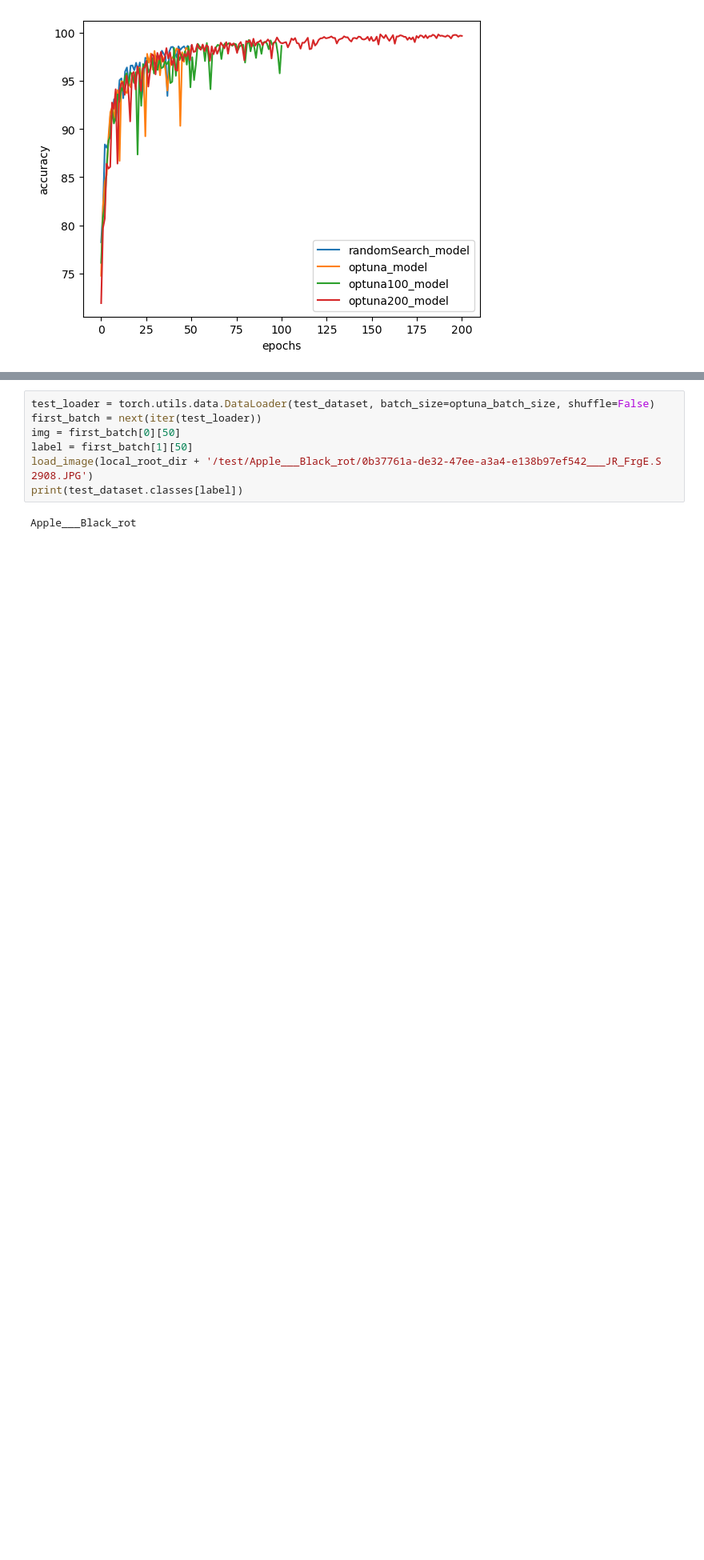
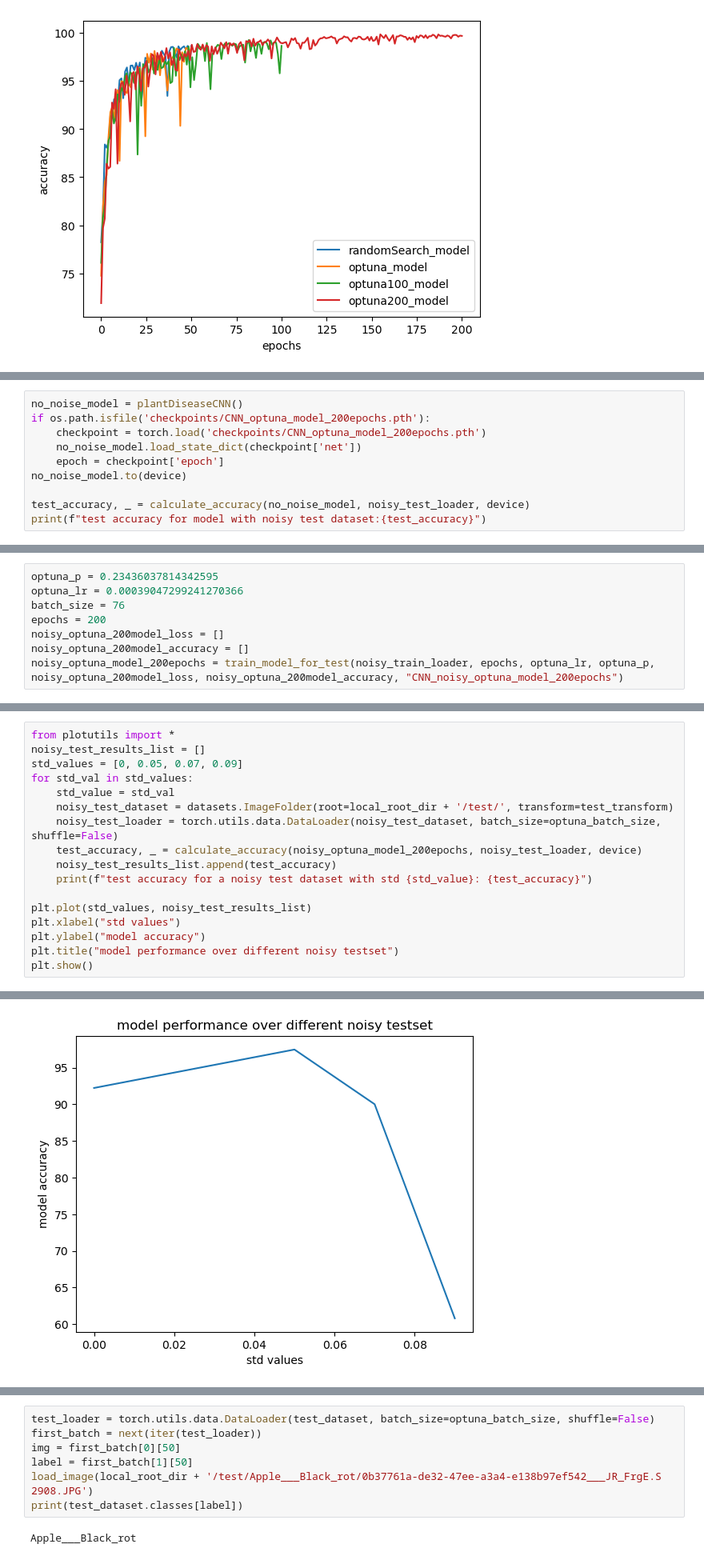
Before and after one commit to LeeBenyamin/Sherleaf-Holmes-project, a Jupyter notebook: plantDiseaseCNN.ipynb, the cells around one changed output, grey strips where cells are left out. Shown at 80% size. Saved outputs shown, nothing was run; the diff lists cells and outputs as text; blank space fills up the shorter version.

```diff
--- a/plantDiseaseCNN.ipynb
+++ b/plantDiseaseCNN.ipynb
@@ -822,0 +896,10 @@ def load_image(path):
+# %%
+no_noise_model = plantDiseaseCNN()
+if os.path.isfile('checkpoints/CNN_optuna_model_200epochs.pth'):
+    checkpoint = torch.load('checkpoints/CNN_optuna_model_200epochs.pth')
+    no_noise_model.load_state_dict(checkpoint['net'])
+    epoch = checkpoint['epoch']
+no_noise_model.to(device)
+
+test_accuracy, _ = calculate_accuracy(no_noise_model, noisy_test_loader, device)
+print(f"test accuracy for model with noisy test dataset:{test_accuracy}")
@@ -822,0 +913,8 @@ def load_image(path):
+# %%
+optuna_p = 0.23436037814342595
+optuna_lr = 0.00039047299241270366
+batch_size = 76
+epochs = 200
+noisy_optuna_200model_loss = []
+noisy_optuna_200model_accuracy = []
+noisy_optuna_model_200epochs = train_model_for_test(noisy_train_loader, epochs, optuna_lr, optuna_p, noisy_optuna_200model_loss, noisy_optuna_200model_accuracy, "CNN_noisy_optuna_model_200epochs")
@@ -822,0 +939,18 @@ def load_image(path):
+# %%
+from plotutils import *
+noisy_test_results_list = []
+std_values = [0, 0.05, 0.07, 0.09]
+for std_val in std_values:
+    std_value = std_val
+    noisy_test_dataset = datasets.ImageFolder(root=local_root_dir + '/test/', transform=test_transform)
+    noisy_test_loader = torch.utils.data.DataLoader(noisy_test_dataset, batch_size=optuna_batch_size, shuffle=False)
+    test_accuracy, _ = calculate_accuracy(noisy_optuna_model_200epochs, noisy_test_loader, device)
+    noisy_test_results_list.append(test_accuracy)
+    print(f"test accuracy for a noisy test dataset with std {std_value}: {test_accuracy}")
+
+plt.plot(std_values, noisy_test_results_list)
+plt.xlabel("std values")
+plt.ylabel("model accuracy")
+plt.title("model performance over different noisy testset")
+plt.show()
+# %% [output]
@@ -822,0 +961 @@ def load_image(path):
+[figure, added]
```
Also changed, not shown: parts of 19 cells of this notebook.
